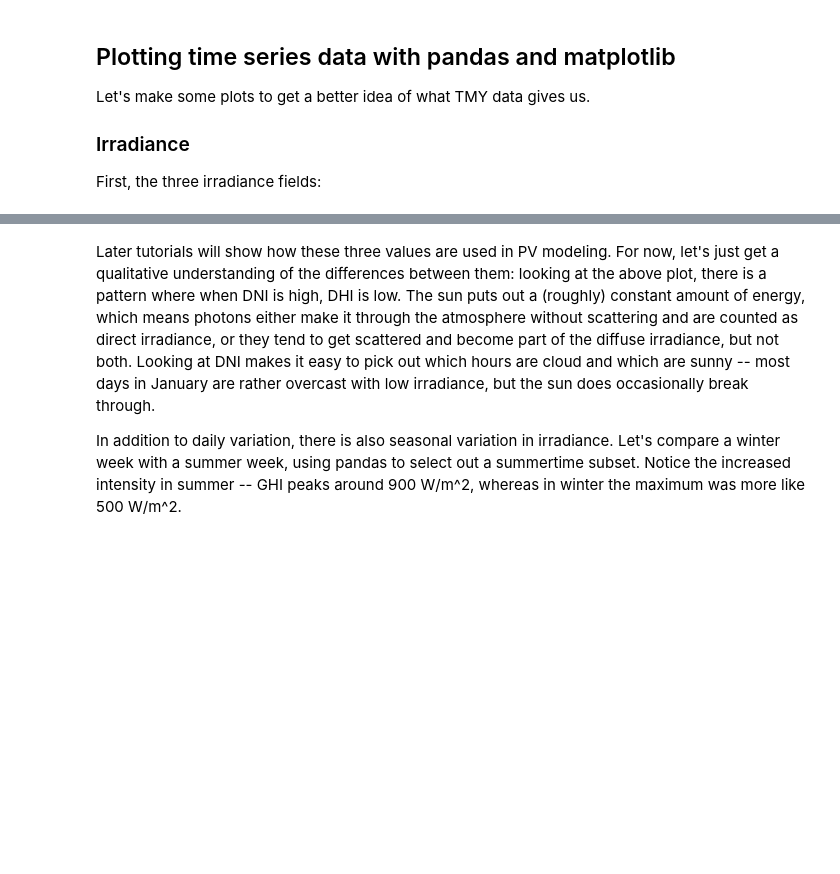
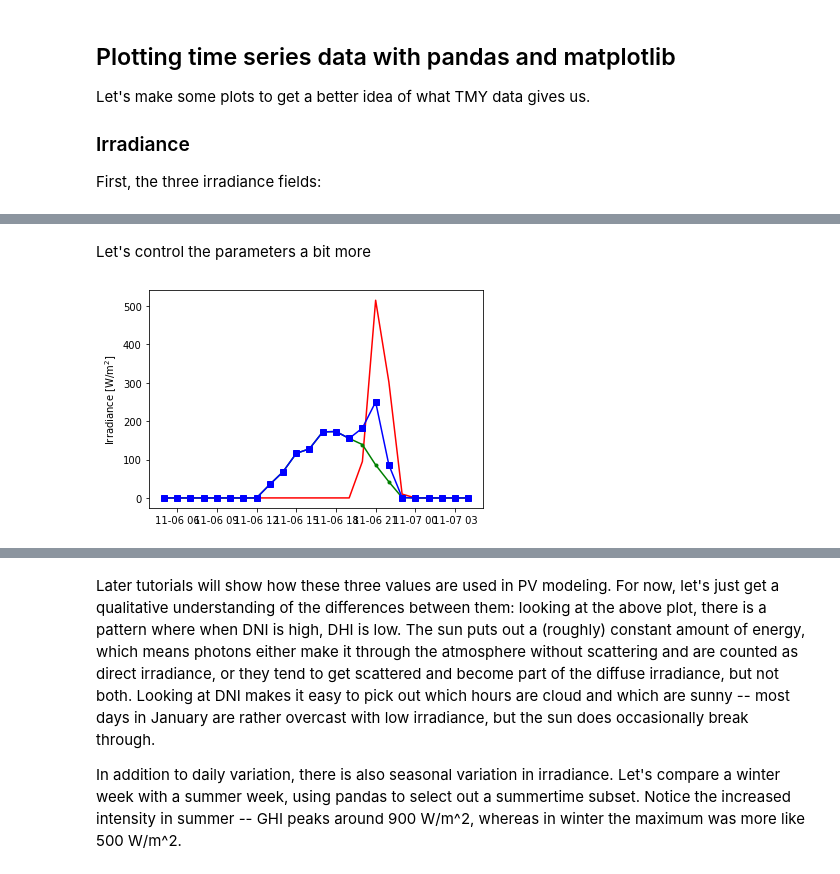
Before and after one commit to PV-Tutorials/pyData-2021-Solar-PV-Modeling, a Jupyter notebook: Tutorial 1 - TMY Weather Data.ipynb, the cells around one changed output, grey strips where cells are left out. Drawn from its saved outputs; the diff is of its cells as text; code cells hidden in the pictures; blank space fills up the shorter version.

```diff
--- a/Tutorial 1 - TMY Weather Data.ipynb
+++ b/Tutorial 1 - TMY Weather Data.ipynb
@@ -191,0 +231,10 @@ plt.ylabel('Irradiance [W/m$^2$]');
+# %% [markdown]
+Let's control the parameters a bit more
+# %%
+birthday = df.loc['1990-11-06':'1990-11-06']
+plt.plot(birthday['DNI'], color='r')
+plt.plot(birthday['DHI'], color='g', marker='.')
+plt.plot(birthday['GHI'], color='b', marker='s')
+plt.ylabel('Irradiance [W/m$^2$]');
+# %% [output]
+[figure, added]
```
Also changed, not shown: parts of 21 cells of this notebook.
